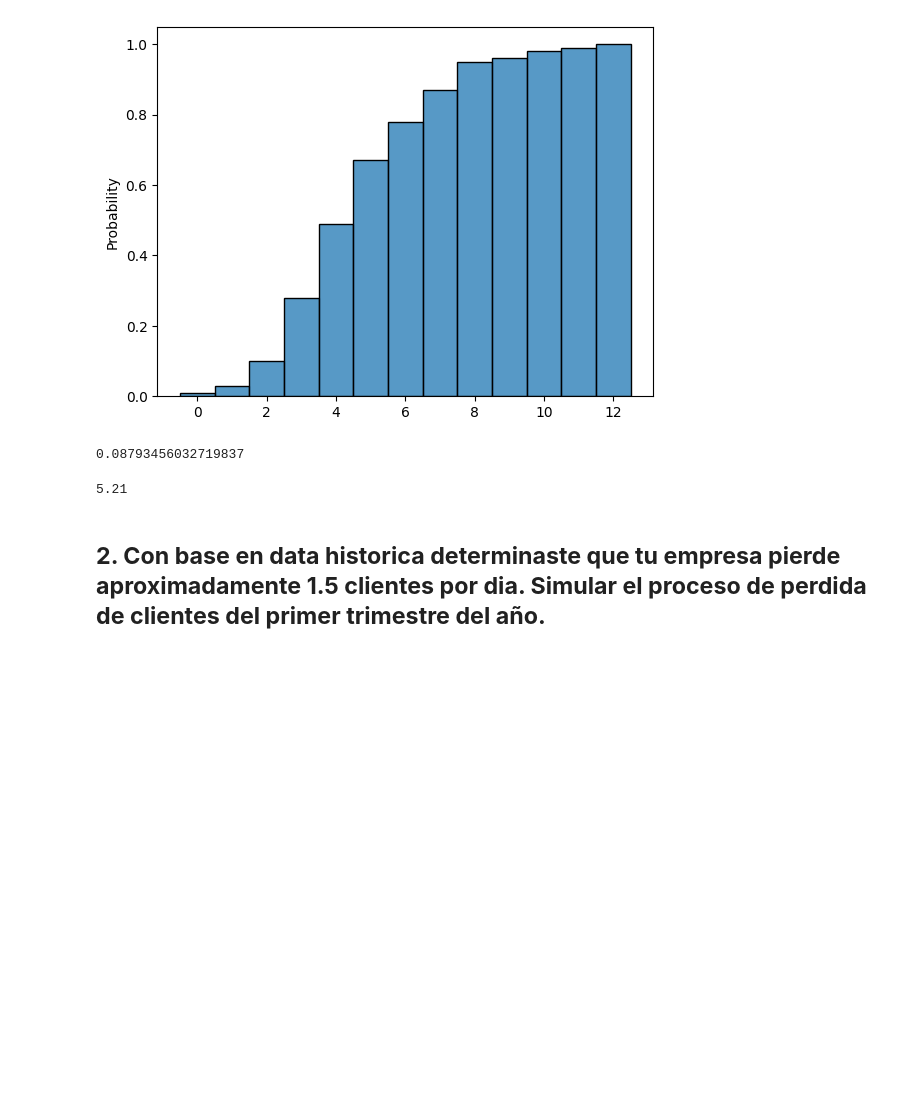
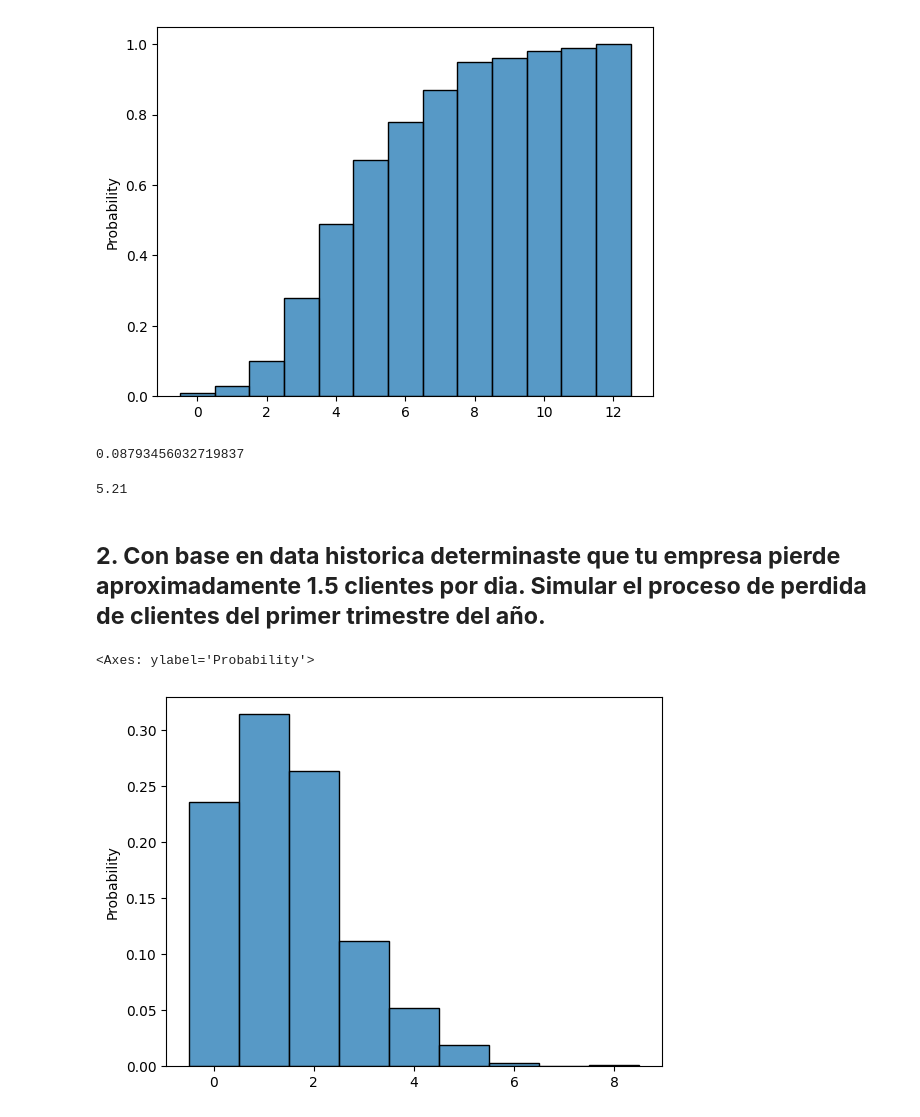
Before and after one commit to Lemito66/Maestria, a Jupyter notebook: Analisis_de_Riesgos/poisson_y_bernoulli/4_problemas_practicos.ipynb, the cells around one changed output. Drawn from its saved outputs; the diff is of its cells as text; code cells hidden in the pictures; blank space fills up the shorter version.

Commit message:
ejercicios de poisson y bernulli

```diff
--- a/Analisis_de_Riesgos/poisson_y_bernoulli/4_problemas_practicos.ipynb
+++ b/Analisis_de_Riesgos/poisson_y_bernoulli/4_problemas_practicos.ipynb
@@ -49,3 +49,14 @@ np.mean(defaulters)
 5.21
 # %% [markdown]
 ## **2. Con base en data historica determinaste que tu empresa pierde aproximadamente 1.5 clientes por dia. Simular el proceso de perdida de clientes del primer trimestre del año.**
+# %%
+rate = 1.5 # clientes por día
+# %%
+# simulación de un proceso de poisson
+np.random.seed(42)
+n_events = 1000
+simulated_data = poisson.rvs(mu=rate, size=n_events)
+sns.histplot(simulated_data, discrete=True, stat='probability', bins=10)
+# %% [output]
+<Axes: ylabel='Probability'>
+[figure, added]
```
Also changed, not shown: parts of 3 cells of this notebook.
